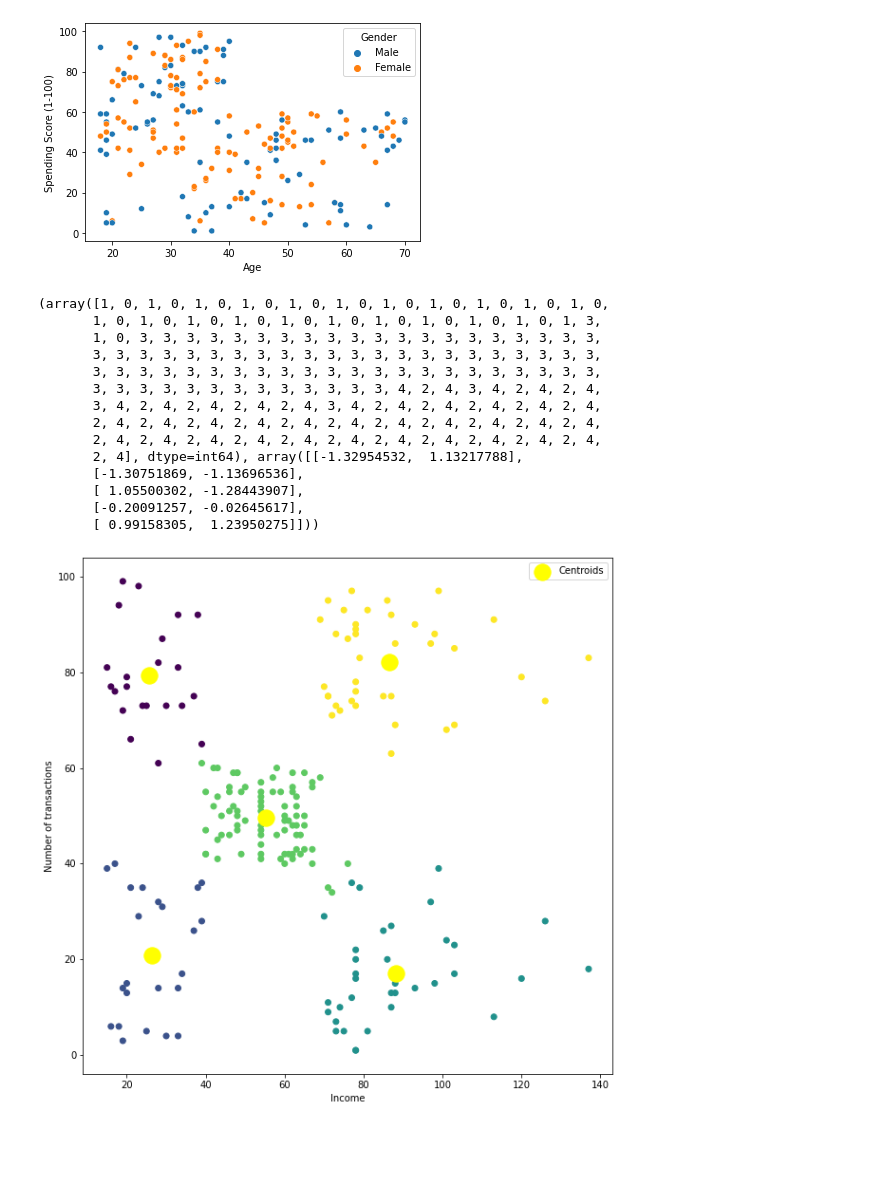
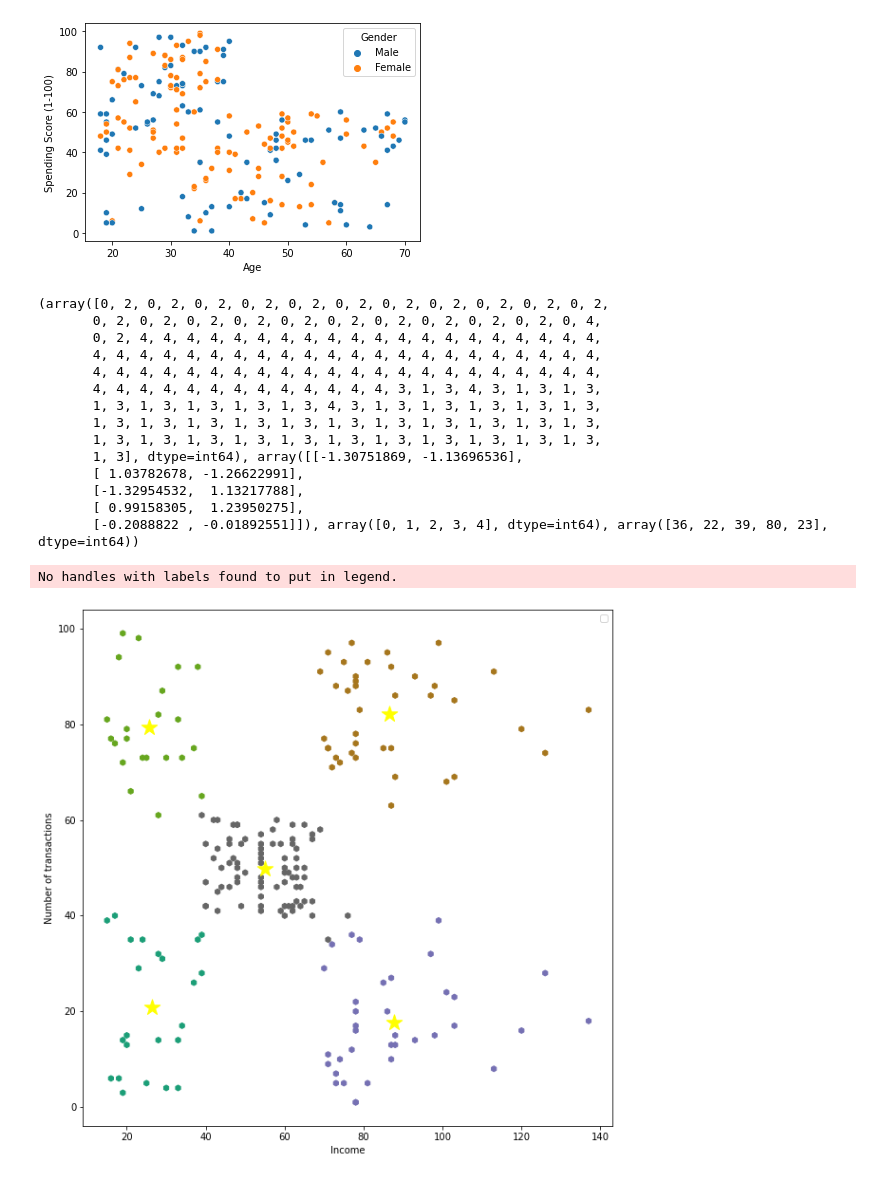
Before and after one commit to bits-mtech/SPA, a Jupyter notebook: PreProcessing.ipynb, the cells around one changed output. Cells and saved outputs as stored; diff of their text form; code cells hidden in the pictures; blank space fills up the shorter version.

```diff
--- a/PreProcessing.ipynb
+++ b/PreProcessing.ipynb
@@ -97,38 +98,41 @@ def kmeans(X,k=3,max_iterations=10000):
         tmp = np.argmin(distance.cdist(X, centroids, 'euclidean'),axis=1)
         if np.array_equal(P,tmp):break
         P = tmp
-    return P,centroids
+    values, counts = np.unique(p[0], return_counts=True)
+    return P,centroids,values, counts
 # %%
 X = data.iloc[:, [3, 4]].values
 sc = StandardScaler()
 X_new = sc.fit_transform(X)
-p= kmeans(X_new,k=5,max_iterations=1000000)
+p= kmeans(X_new,k=5,max_iterations=100000000)
 print(p)
 assert p[0].shape == (len(X),)
+data['cluster'] = p[0]
 # %% [output]
-(array([1, 0, 1, 0, 1, 0, 1, 0, 1, 0, 1, 0, 1, 0, 1, 0, 1, 0, 1, 0, 1, 0,
-       1, 0, 1, 0, 1, 0, 1, 0, 1, 0, 1, 0, 1, 0, 1, 0, 1, 0, 1, 0, 1, 3,
-       1, 0, 3, 3, 3, 3, 3, 3, 3, 3, 3, 3, 3, 3, 3, 3, 3, 3, 3, 3, 3, 3,
-       3, 3, 3, 3, 3, 3, 3, 3, 3, 3, 3, 3, 3, 3, 3, 3, 3, 3, 3, 3, 3, 3,
-       3, 3, 3, 3, 3, 3, 3, 3, 3, 3, 3, 3, 3, 3, 3, 3, 3, 3, 3, 3, 3, 3,
-       3, 3, 3, 3, 3, 3, 3, 3, 3, 3, 3, 3, 3, 4, 2, 4, 3, 4, 2, 4, 2, 4,
-       3, 4, 2, 4, 2, 4, 2, 4, 2, 4, 3, 4, 2, 4, 2, 4, 2, 4, 2, 4, 2, 4,
-       2, 4, 2, 4, 2, 4, 2, 4, 2, 4, 2, 4, 2, 4, 2, 4, 2, 4, 2, 4, 2, 4,
-       2, 4, 2, 4, 2, 4, 2, 4, 2, 4, 2, 4, 2, 4, 2, 4, 2, 4, 2, 4, 2, 4,
-       2, 4], dtype=int64), array([[-1.32954532,  1.13217788],
-       [-1.30751869, -1.13696536],
-       [ 1.05500302, -1.28443907],
-       [-0.20091257, -0.02645617],
-       [ 0.99158305,  1.23950275]]))
+(array([0, 2, 0, 2, 0, 2, 0, 2, 0, 2, 0, 2, 0, 2, 0, 2, 0, 2, 0, 2, 0, 2,
+       0, 2, 0, 2, 0, 2, 0, 2, 0, 2, 0, 2, 0, 2, 0, 2, 0, 2, 0, 2, 0, 4,
+       0, 2, 4, 4, 4, 4, 4, 4, 4, 4, 4, 4, 4, 4, 4, 4, 4, 4, 4, 4, 4, 4,
+       4, 4, 4, 4, 4, 4, 4, 4, 4, 4, 4, 4, 4, 4, 4, 4, 4, 4, 4, 4, 4, 4,
+       4, 4, 4, 4, 4, 4, 4, 4, 4, 4, 4, 4, 4, 4, 4, 4, 4, 4, 4, 4, 4, 4,
+       4, 4, 4, 4, 4, 4, 4, 4, 4, 4, 4, 4, 4, 3, 1, 3, 4, 3, 1, 3, 1, 3,
+       1, 3, 1, 3, 1, 3, 1, 3, 1, 3, 4, 3, 1, 3, 1, 3, 1, 3, 1, 3, 1, 3,
+       1, 3, 1, 3, 1, 3, 1, 3, 1, 3, 1, 3, 1, 3, 1, 3, 1, 3, 1, 3, 1, 3,
+       1, 3, 1, 3, 1, 3, 1, 3, 1, 3, 1, 3, 1, 3, 1, 3, 1, 3, 1, 3, 1, 3,
+       1, 3], dtype=int64), array([[-1.30751869, -1.13696536],
+       [ 1.03782678, -1.26622991],
+       [-1.32954532,  1.13217788],
+       [ 0.99158305,  1.23950275],
+       [-0.2088822 , -0.01892551]]), array([0, 1, 2, 3, 4], dtype=int64), array([36, 22, 39, 80, 23], dtype=int64))
 # %%
 X_transformed = sc.inverse_transform(X_new)
 centroid_t = sc.inverse_transform(p[1])
 plt.figure(figsize=(10,10))
-plt.scatter(X_transformed[:,0],X_transformed[:,1],c=p[0])
-plt.scatter(centroid_t[:,0],centroid_t[:,1],s=300,c='yellow',label='Centroids')
+plt.scatter(X_transformed[:,0],X_transformed[:,1],c=p[0],cmap=plt.cm.get_cmap('Dark2',5),marker='h')
+plt.scatter(centroid_t[:,0],centroid_t[:,1],s=300,c='yellow',marker='*')
 plt.xlabel('Income')
 plt.ylabel('Number of transactions')
 plt.legend()
 plt.show()
 # %% [output]
+No handles with labels found to put in legend.
-[figure, old version]
+[figure, new version]
```
Also changed, not shown: parts of 2 cells of this notebook.
